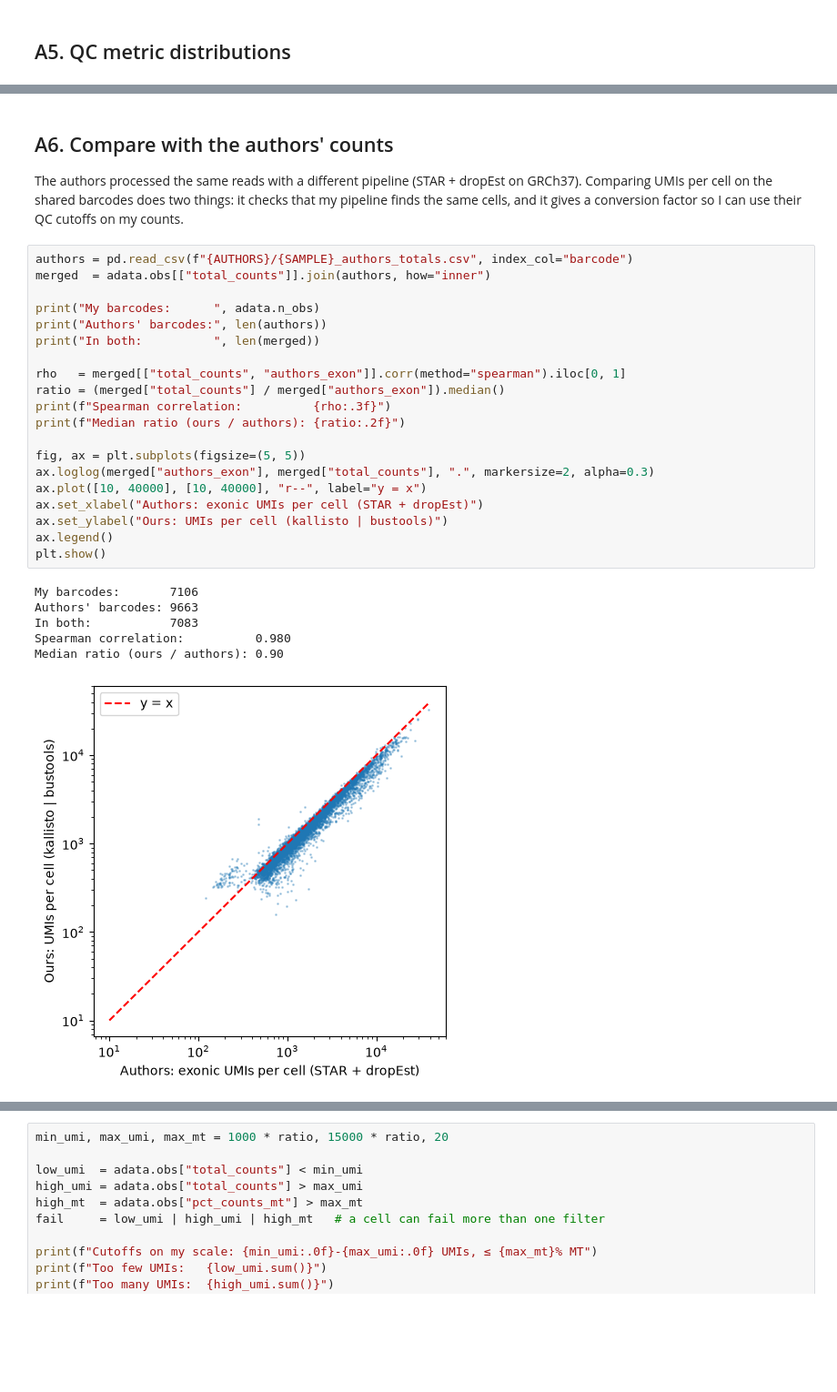
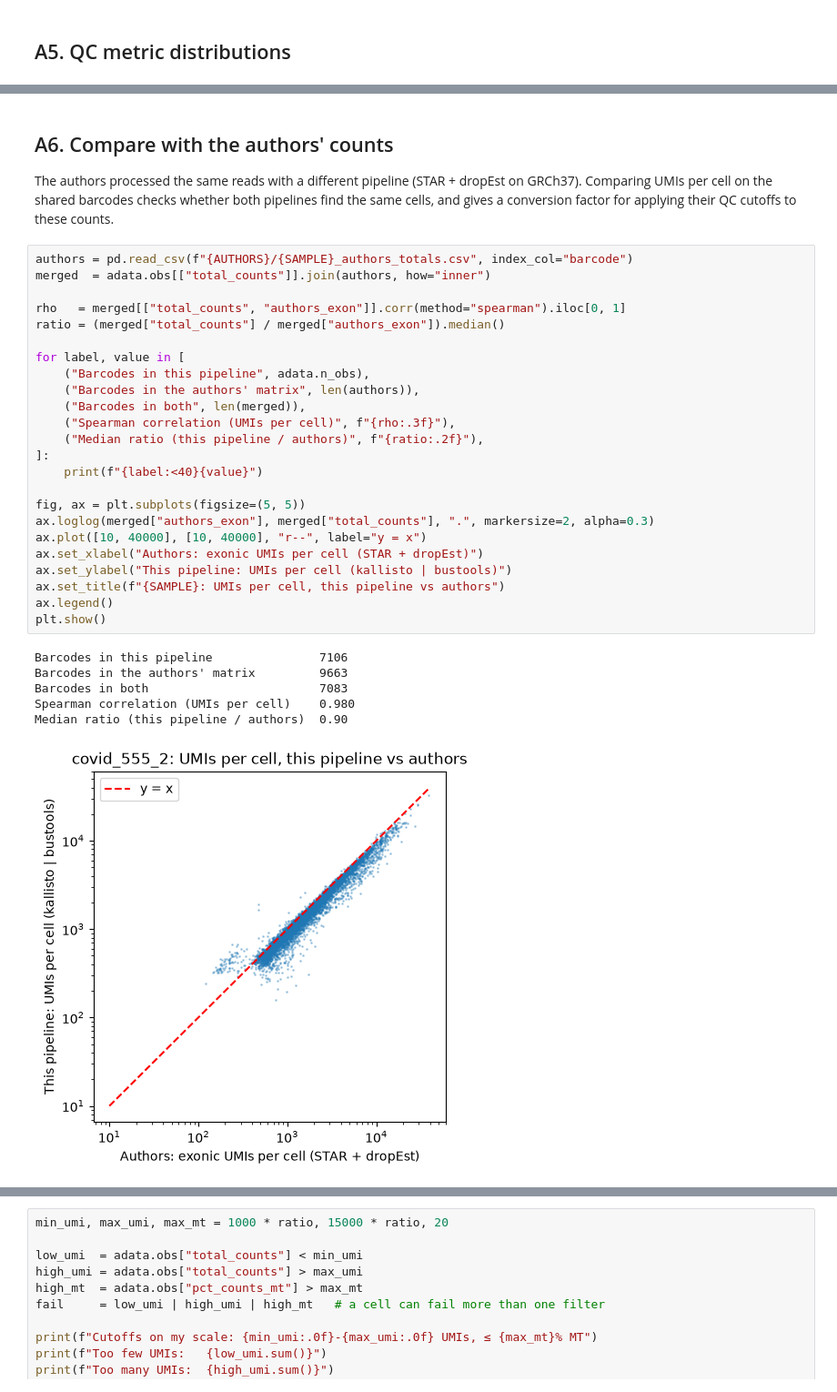
Before and after one commit to Pranavasri-RM/scrnaseq-covid-pbmc, a Jupyter notebook: notebooks/01_qc_exploration.ipynb, the cells around one changed output, grey strips where cells are left out. Shown at 91% size. Drawn from its saved outputs; the diff is of its cells as text; blank space fills up the shorter version.

```diff
--- a/notebooks/01_qc_exploration.ipynb
+++ b/notebooks/01_qc_exploration.ipynb
@@ -162,32 +161,36 @@ UMIs vs % mitochondrial makes an L shape. The high-mitochondrial barcodes are al
 # %% [markdown]
 ## A6. Compare with the authors' counts
 
-The authors processed the same reads with a different pipeline (STAR + dropEst on GRCh37). Comparing UMIs per cell on the shared barcodes does two things: it checks that my pipeline finds the same cells, and it gives a conversion factor so I can use their QC cutoffs on my counts.
+The authors processed the same reads with a different pipeline (STAR + dropEst on GRCh37). Comparing UMIs per cell on the shared barcodes checks whether both pipelines find the same cells, and gives a conversion factor for applying their QC cutoffs to these counts.
 # %%
 authors = pd.read_csv(f"{AUTHORS}/{SAMPLE}_authors_totals.csv", index_col="barcode")
 merged  = adata.obs[["total_counts"]].join(authors, how="inner")
 
-print("My barcodes:      ", adata.n_obs)
-print("Authors' barcodes:", len(authors))
-print("In both:          ", len(merged))
-
 rho   = merged[["total_counts", "authors_exon"]].corr(method="spearman").iloc[0, 1]
 ratio = (merged["total_counts"] / merged["authors_exon"]).median()
-print(f"Spearman correlation:          {rho:.3f}")
-print(f"Median ratio (ours / authors): {ratio:.2f}")
+
+for label, value in [
+    ("Barcodes in this pipeline", adata.n_obs),
+    ("Barcodes in the authors' matrix", len(authors)),
+    ("Barcodes in both", len(merged)),
+    ("Spearman correlation (UMIs per cell)", f"{rho:.3f}"),
+    ("Median ratio (this pipeline / authors)", f"{ratio:.2f}"),
+]:
+    print(f"{label:<40}{value}")
 
 fig, ax = plt.subplots(figsize=(5, 5))
 ax.loglog(merged["authors_exon"], merged["total_counts"], ".", markersize=2, alpha=0.3)
 ax.plot([10, 40000], [10, 40000], "r--", label="y = x")
 ax.set_xlabel("Authors: exonic UMIs per cell (STAR + dropEst)")
-ax.set_ylabel("Ours: UMIs per cell (kallisto | bustools)")
+ax.set_ylabel("This pipeline: UMIs per cell (kallisto | bustools)")
+ax.set_title(f"{SAMPLE}: UMIs per cell, this pipeline vs authors")
 ax.legend()
 plt.show()
 # %% [output]
-My barcodes:       7106
-Authors' barcodes: 9663
-In both:           7083
-Spearman correlation:          0.980
-Median ratio (ours / authors): 0.90
+Barcodes in this pipeline               7106
+Barcodes in the authors' matrix         9663
+Barcodes in both                        7083
+Spearman correlation (UMIs per cell)    0.980
+Median ratio (this pipeline / authors)  0.90
-[figure, old version]
+[figure, new version]
 # %% [markdown]
```
Also changed, not shown: parts of 31 cells of this notebook, 4 other files.
